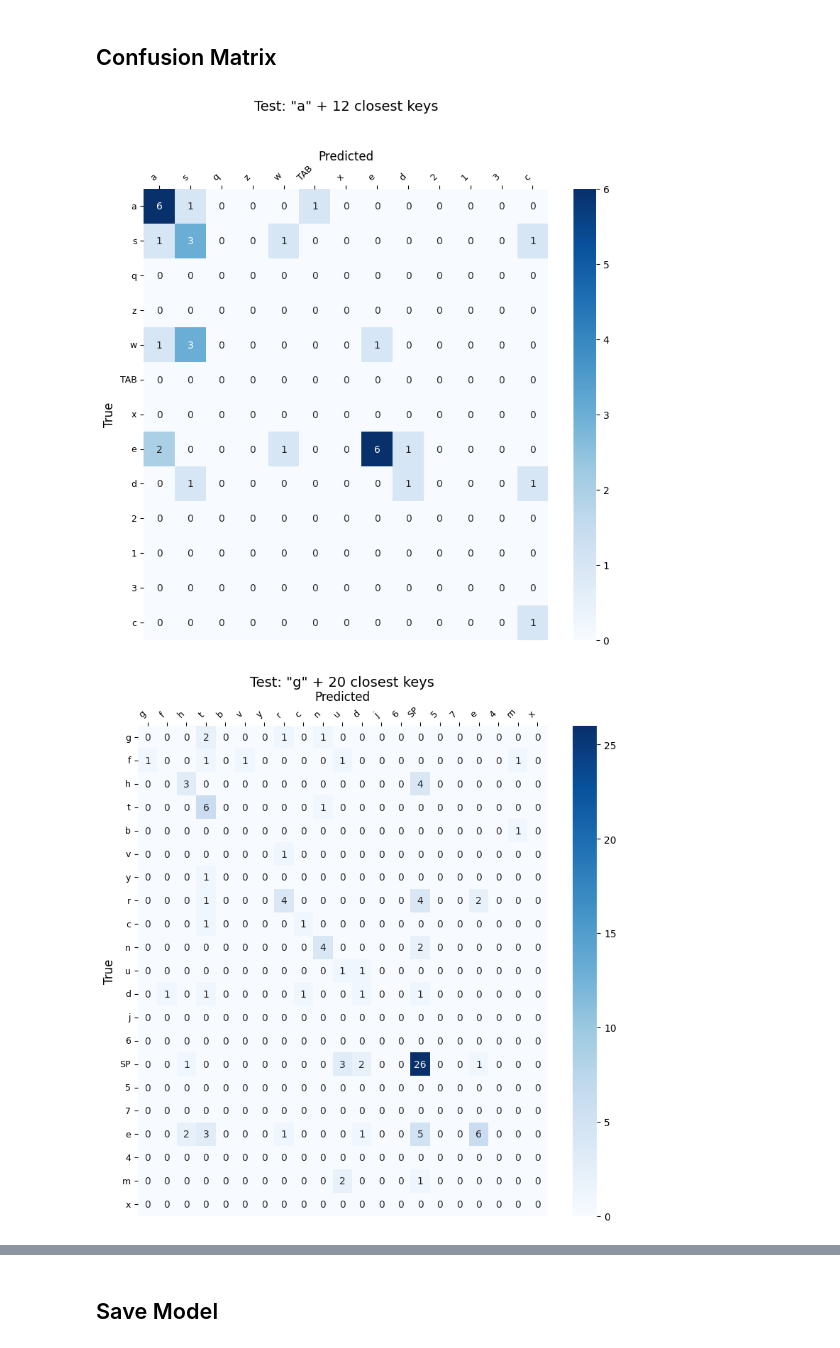
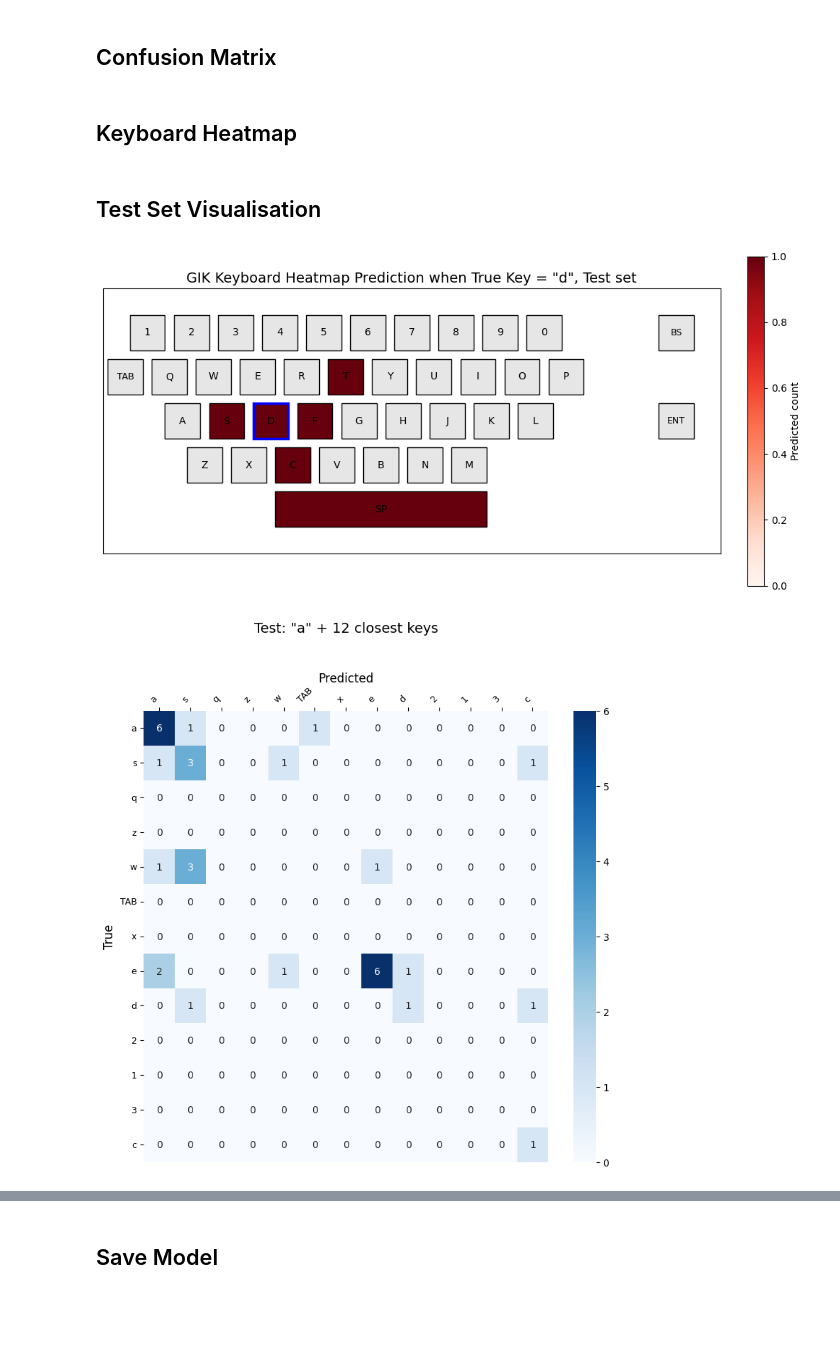
Before and after one commit to Perceptron-GIK/perceptron-gik, a Jupyter notebook: train_model.ipynb, the cells around one changed output, grey strips where cells are left out. Saved outputs shown, nothing was run; the diff lists cells and outputs as text; code cells hidden in the pictures; blank space fills up the shorter version.

Commit message:
Reorgansied cells for keyboard heatmap KNN approach

```diff
--- a/train_model.ipynb
+++ b/train_model.ipynb
@@ -334,11 +334,8 @@ from sklearn.metrics import confusion_matrix
 import torch
 
 
-# ---------------------------------------------------------------------
-# 1. Keyboard geometry and distance
-# ---------------------------------------------------------------------
 
-# Refined coordinates for letters and digits (US QWERTY‑like, staggered)
+# Refined coordinates for letters and digits, trying to map out the real QWERTY keyboard layout
 KEY_COORDS = {
 
     '1': (0.0, 0.0), '2': (1.0, 0.0), '3': (2.0, 0.0), '4': (3.0, 0.0), '5': (4.0, 0.0), '6': (5.0, 0.0), '7': (6.0, 0.0), '8': (7.0, 0.0), '9': (8.0, 0.0), '0': (9.0, 0.0),
@@ -352,7 +349,6 @@ KEY_COORDS = {
 
 # Approximate coordinates for specials so they sit in plausible places
 SPECIAL_COORDS = {
-    ' ': (5.3, 4.0),    # space under G/H
     '\n': (12.0, 2.0),  # enter to the right of L
     '\b': (12.0, 0.0),  # backspace to the right of P
     '\t': (-0.5, 1.0),  # tab to the left of Q
@@ -376,11 +372,11 @@ for ch in ALL_CHARS:
     elif ch in SPECIAL_COORDS:
         FULL_COORDS[ch] = SPECIAL_COORDS[ch]
     elif ch == ' ':
-        # handled specially via SPACE_ANCHORS in key_distance
+        # handledvia SPACE_ANCHORS below
         continue
     else:
         # generic fallback (e.g., if something unexpected appears)
-        FULL_COORDS[ch] = (5.3, 4.0)
+        FULL_COORDS[ch] = (5.3, 4.0) # default to spacebar center
 
 
 def key_distance(ch1, ch2):
@@ -407,10 +403,6 @@ def key_distance(ch1, ch2):
     return d_min
 
 
-# ---------------------------------------------------------------------
-# 2. Utility: display labels
-# ---------------------------------------------------------------------
-
 def make_display_label(c):
     if c == ' ':
         return 'SP'
@@ -423,10 +415,6 @@ def make_display_label(c):
     else:
         return c
 
-
-# ---------------------------------------------------------------------
-# 3. Compute confusion matrix once (40x40, original index order)
-# ---------------------------------------------------------------------
 
 def compute_confusion_matrix_40x40(data_subset, model, device):
     """Return 40x40 confusion matrix in original index order."""
@@ -540,3 +528,5 @@ def plot_anchor_with_closest_neighbours(cm_orig, anchor_char, subset_name, k_nei
     plt.show()
 
     return closest_chars, cm_sub
+# %% [markdown]
+## Keyboard Heatmap
@@ -543,13 +665,17 @@ def plot_anchor_with_closest_neighbours(cm_orig, anchor_char, subset_name, k_nei
+# %% [markdown]
+## Test Set Visualisation
 # %%
 cm_orig = compute_confusion_matrix_40x40(trainer.test_dataset, model, DEVICE)
 
 #plot_confusion_matrix_40x40(cm_orig, 'Test')
+
+plot_virtual_keyboard_heatmap(cm_orig, 'd', 'Test')
 
 neighbours_a, cm_a = plot_anchor_with_closest_neighbours(cm_orig, 'a', 'Test', k_neighbours=12)
 
 neighbours_g, cm_g = plot_anchor_with_closest_neighbours(cm_orig, 'g', 'Test', k_neighbours=20)
 
 neighbours_l, cm_l = plot_anchor_with_closest_neighbours(cm_orig, 'l', 'Test', k_neighbours=13)
 # %% [output]
-[figure, old version]
+[figure, new version]
-[figure, old version]
+[figure, new version]
```
Also changed, not shown: parts of 6 cells of this notebook.
